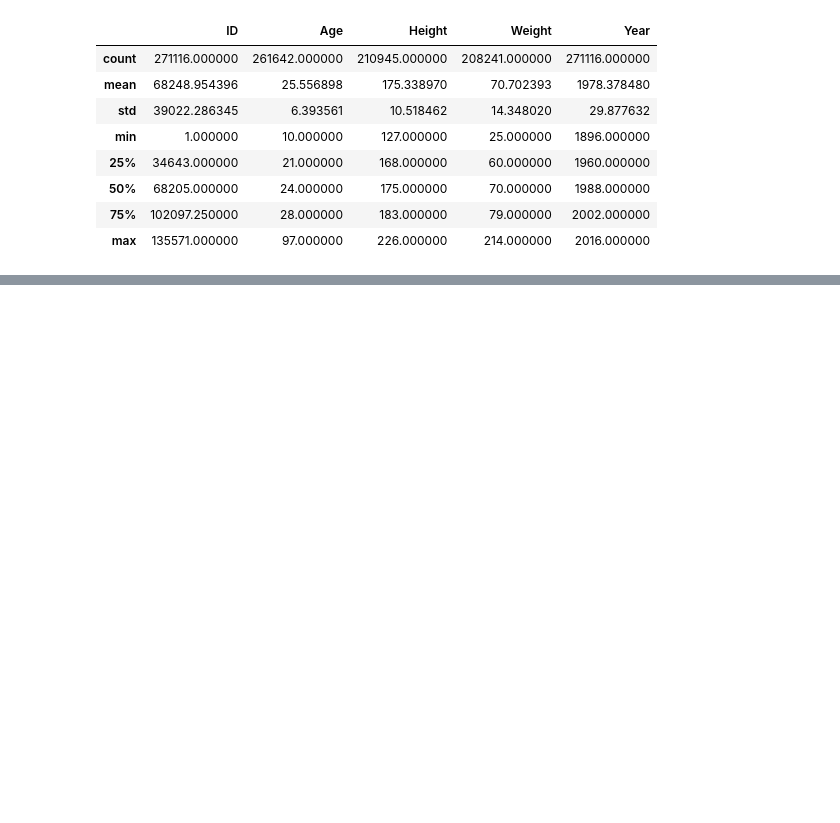
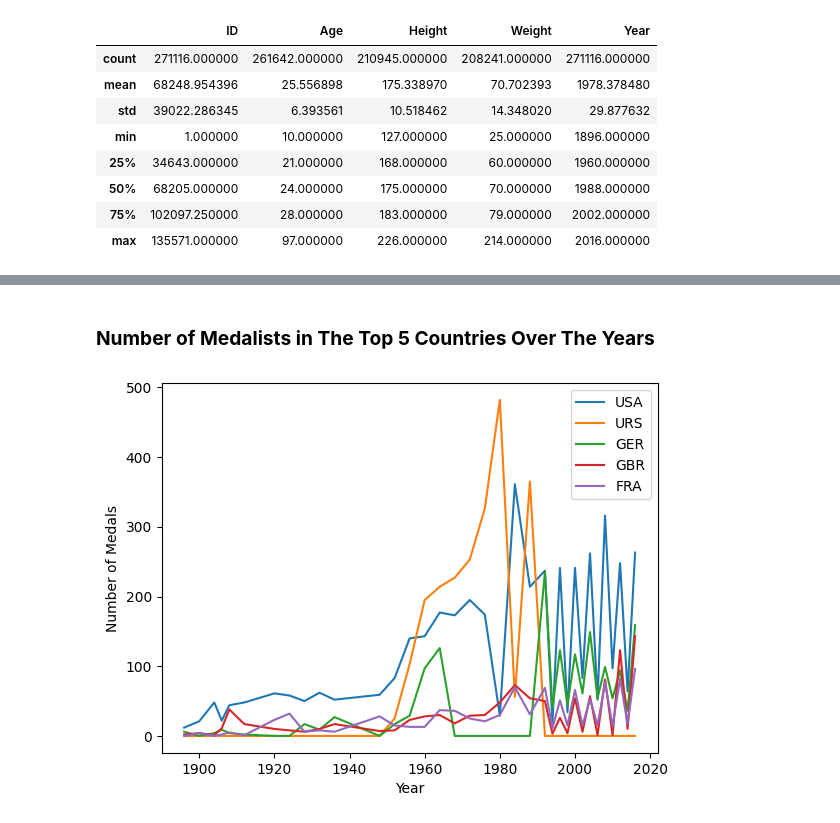
Before and after one commit to lobsangt15/Olympic-Research-Project, a Jupyter notebook: Olympic_Research_Project.ipynb, the cells around one changed output, grey strips where cells are left out. Drawn from its saved outputs; the diff is of its cells as text; code cells hidden in the pictures; blank space fills up the shorter version.

```diff
--- a/Olympic_Research_Project.ipynb
+++ b/Olympic_Research_Project.ipynb
@@ -95,0 +118,20 @@ plt.show()
+# %% [markdown]
+### **Number of Medalists in The Top 5 Countries Over The Years**
+# %%
+x = data.groupby('Year')['Medal'].sum().index
+usa_Medals = data[data['NOC'] == 'USA'].groupby('Year')['Medal'].sum().reindex(x, fill_value=0)
+urs_Medals = data[data['NOC'] == 'URS'].groupby('Year')['Medal'].sum().reindex(x, fill_value=0)
+ger_Medals = data[data['NOC'] == 'GER'].groupby('Year')['Medal'].sum().reindex(x, fill_value=0)
+gbr_Medals = data[data['NOC'] == 'GBR'].groupby('Year')['Medal'].sum().reindex(x, fill_value=0)
+fra_Medals = data[data['NOC'] == 'FRA'].groupby('Year')['Medal'].sum().reindex(x, fill_value=0)
+plt.plot(x, usa_Medals, label = "USA")
+plt.plot(x, urs_Medals, label = "URS")
+plt.plot(x, ger_Medals, label = "GER")
+plt.plot(x, gbr_Medals, label = "GBR")
+plt.plot(x, fra_Medals, label = "FRA")
+plt.xlabel("Year")
+plt.ylabel("Number of Medals")
+plt.legend()
+plt.show()
+# %% [output]
+[figure, added]
```
Also changed, not shown: parts of 18 cells of this notebook.
